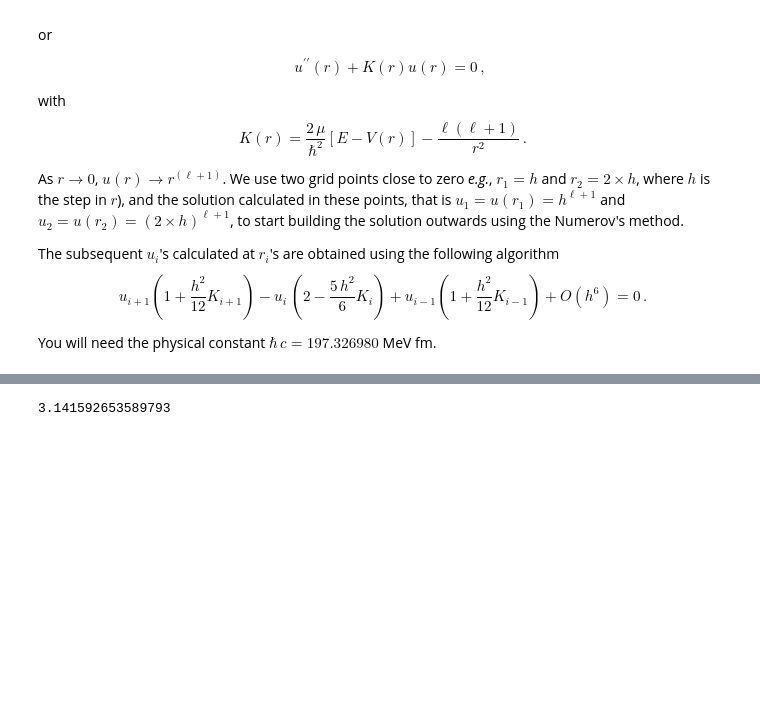
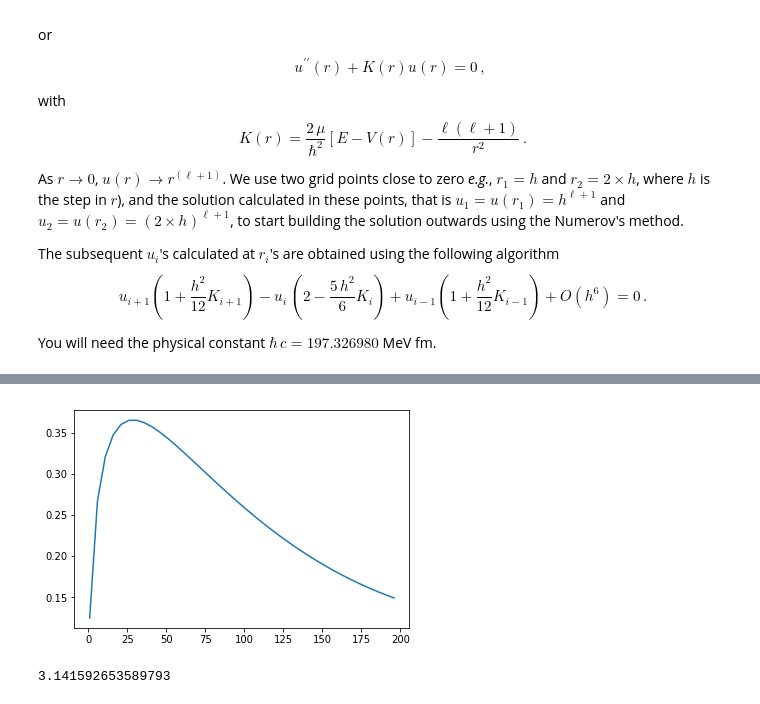
Before and after one commit to dronchin/Two-Nucleon-Scattering, a Jupyter notebook: src/Two-Nucleon scattering.ipynb, the cells around one changed output, grey strips where cells are left out. Saved outputs shown, nothing was run; the diff lists cells and outputs as text; code cells hidden in the pictures; blank space fills up the shorter version.

```diff
--- a/src/Two-Nucleon scattering.ipynb
+++ b/src/Two-Nucleon scattering.ipynb
@@ -121,4 +113,0 @@ for i in range(2,n+1):
-# %%
-def phaseshift(wavefunc):
-    '''Get the phaseshift from a scattered wave'''
-    pass
@@ -125,3 +125,30 @@ def phaseshift(wavefunc):
+# %%
+def phaseshift(wavefunc,E,l,n,Rmax):
+    '''Get the phaseshift from a scattered wave'''
+    h = Rmax/n
+    r1 = Rmax - h
+    r2 = Rmax
+
+    #get wave momentum
+    k = np.sqrt(2*mu*E/hbarc**2)
+    alpha = (wavefunc[len(wavefunc)-2]/r1)/(wavefunc[len(wavefunc)-1]/r2)
+    tandelta =(sp.spherical_jn(l,k*r1) - alpha*sp.spherical_jn(l,k*r2))/ \
+                (sp.spherical_yn(l,k*r1) - alpha*sp.spherical_yn(l,k*r2))
+    phaseshift = np.arctan(tandelta)
+
+    return phaseshift
+
+phases = []
+energies = np.arange(1,200,5)
+for e in energies:
+    wavefunc = numerovWF(e, V0, R, l, n, Rmax)
+    ps = phaseshift(wavefunc, e, l, n, Rmax)
+    phases.append(ps)
+
+plt.plot(energies, phases)
+plt.show()
+# %% [output]
+[figure, added]
 # %%
 def xsection( What_is_needed    ):
     ''' '''
```
Also changed, not shown: parts of 3 cells of this notebook.
